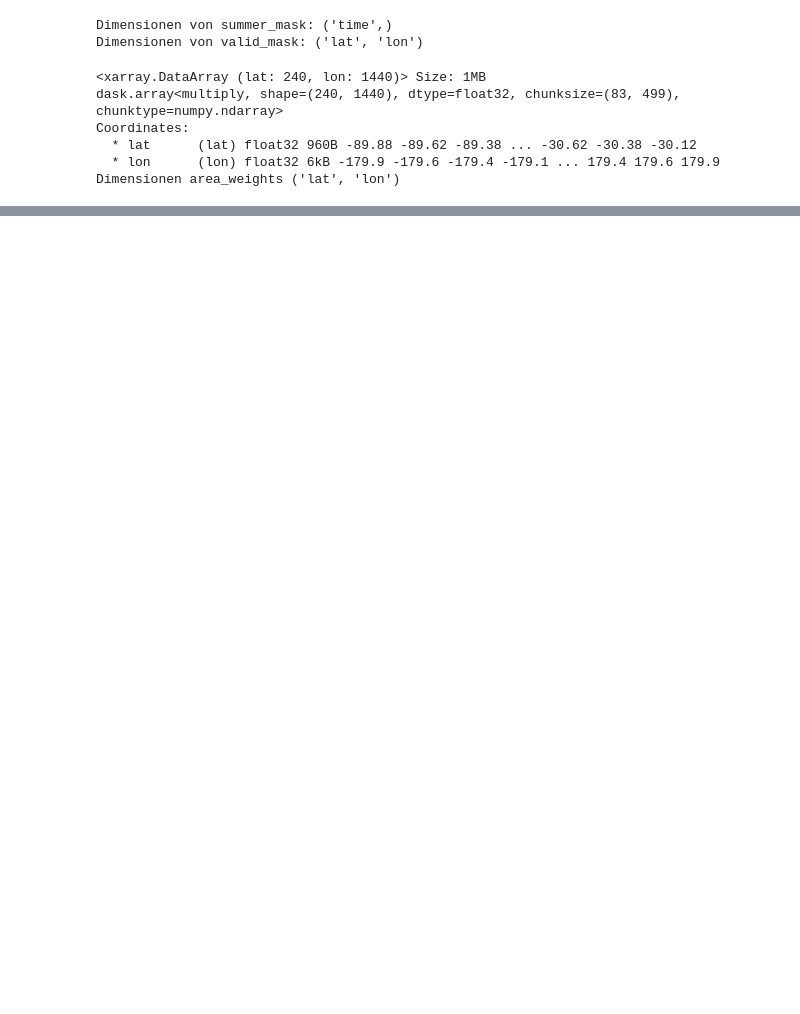
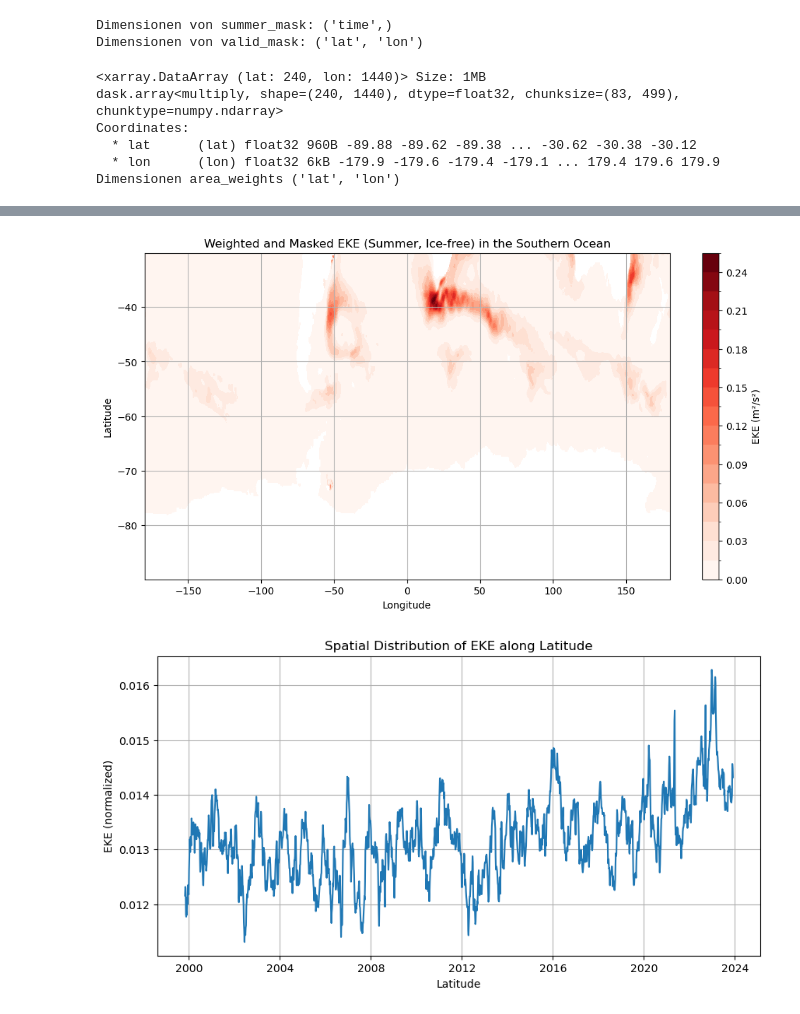
Before and after one commit to steffiwinter/pherProj, a Jupyter notebook: 03_read_ssh.ipynb, the cells around one changed output, grey strips where cells are left out. Drawn from its saved outputs; the diff is of its cells as text; code cells hidden in the pictures; blank space fills up the shorter version.

```diff
--- a/03_read_ssh.ipynb
+++ b/03_read_ssh.ipynb
@@ -308,0 +276,39 @@ plt.show()
+# %%
+## Plotting EKE
+
+# Ensure that averaging is done only over time, not other dimensions
+eke_time_mean_masked = (eke * area_weights).mean(dim='time')
+# USE EKE AND NOT MASKED VALUES
+
+plt.figure(figsize = (12, 6))
+eke_time_mean_masked.plot.contourf(levels=20, cmap='Reds', cbar_kwargs={'label': 'EKE (m²/s²)'})
+plt.title("Weighted and Masked EKE (Summer, Ice-free) in the Southern Ocean")
+plt.xlabel("Longitude")
+plt.ylabel("Latitude")
+plt.grid()
+plt.show()
+
+# Spatial distribution of EKE along latitude
+plt.figure(figsize=(10, 5))
+eke_lat_mean.plot()
+plt.title("Spatial Distribution of EKE along Latitude")
+plt.xlabel("Latitude")
+plt.ylabel("EKE (normalized)")
+plt.grid()
+plt.show()
+
+# Long-term and regional variability of EKE
+#eke_time_series = eke_southern_ocean.mean(dim=['latitude', 'longitude'])
+#print(eke_time_series.dims)
+
+
+#plt.figure(figsize=(12, 6))
+#eke_time_series.plot()
+#plt.title("Temporal Variability of Eddy Kinetic Energy (Southern Ocean)")
+#plt.xlabel("Time")
+#plt.ylabel("EKE (m²/s²)")
+#plt.grid()
+#plt.show()
+# %% [output]
+[figure, added]
+[figure, added]
```
Also changed, not shown: parts of 17 cells of this notebook, 2 other files.
